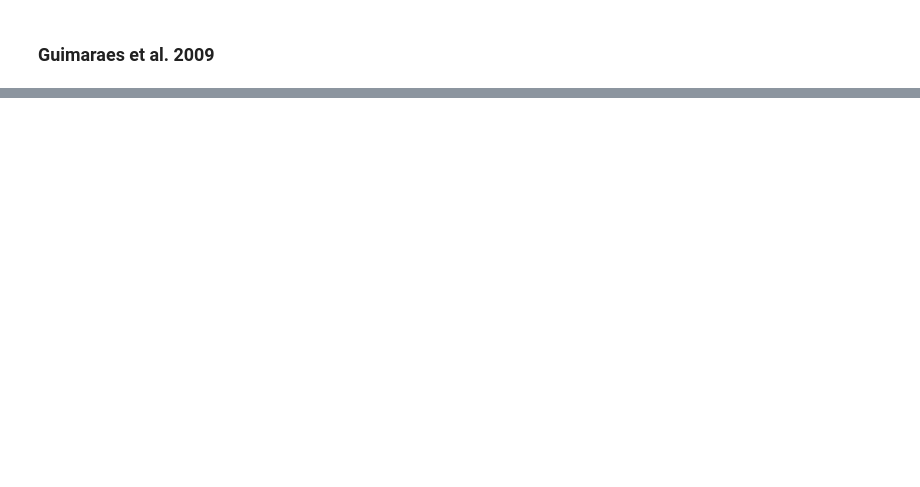
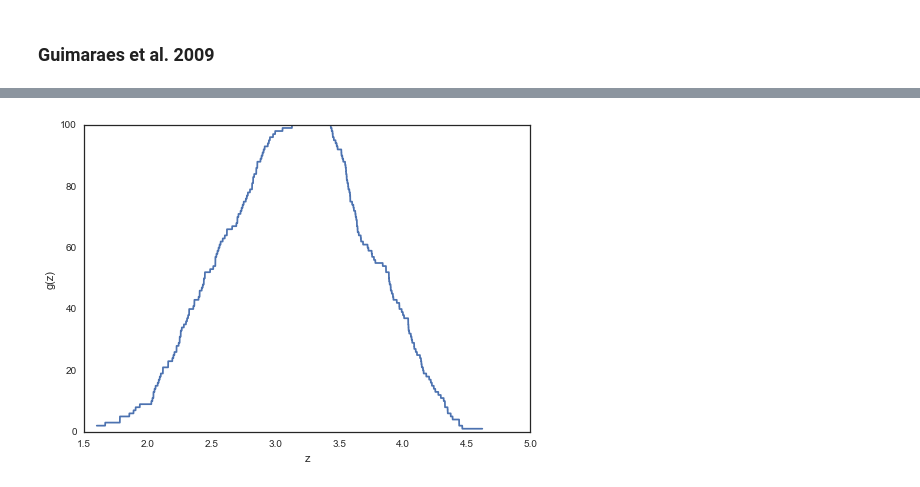
Before and after one commit to pyigm/pyigm, a Jupyter notebook: docs/examples/DLASurvey_examples.ipynb, the cells around one changed output, grey strips where cells are left out. Cells and saved outputs as stored; diff of their text form; code cells hidden in the pictures; blank space fills up the shorter version.

```diff
--- a/docs/examples/DLASurvey_examples.ipynb
+++ b/docs/examples/DLASurvey_examples.ipynb
@@ -140,0 +222,11 @@ g09_Pdla
+# %%
+zeval, gz = xq100_statdla.calculate_gz()
+# %%
+plt.clf()
+plt.plot(zeval, gz)
+plt.xlabel('z')
+plt.ylabel('g(z)')
+plt.show()
+plt.close()
+# %% [output]
+[figure, added]
```
Also changed, not shown: parts of 31 cells of this notebook.
